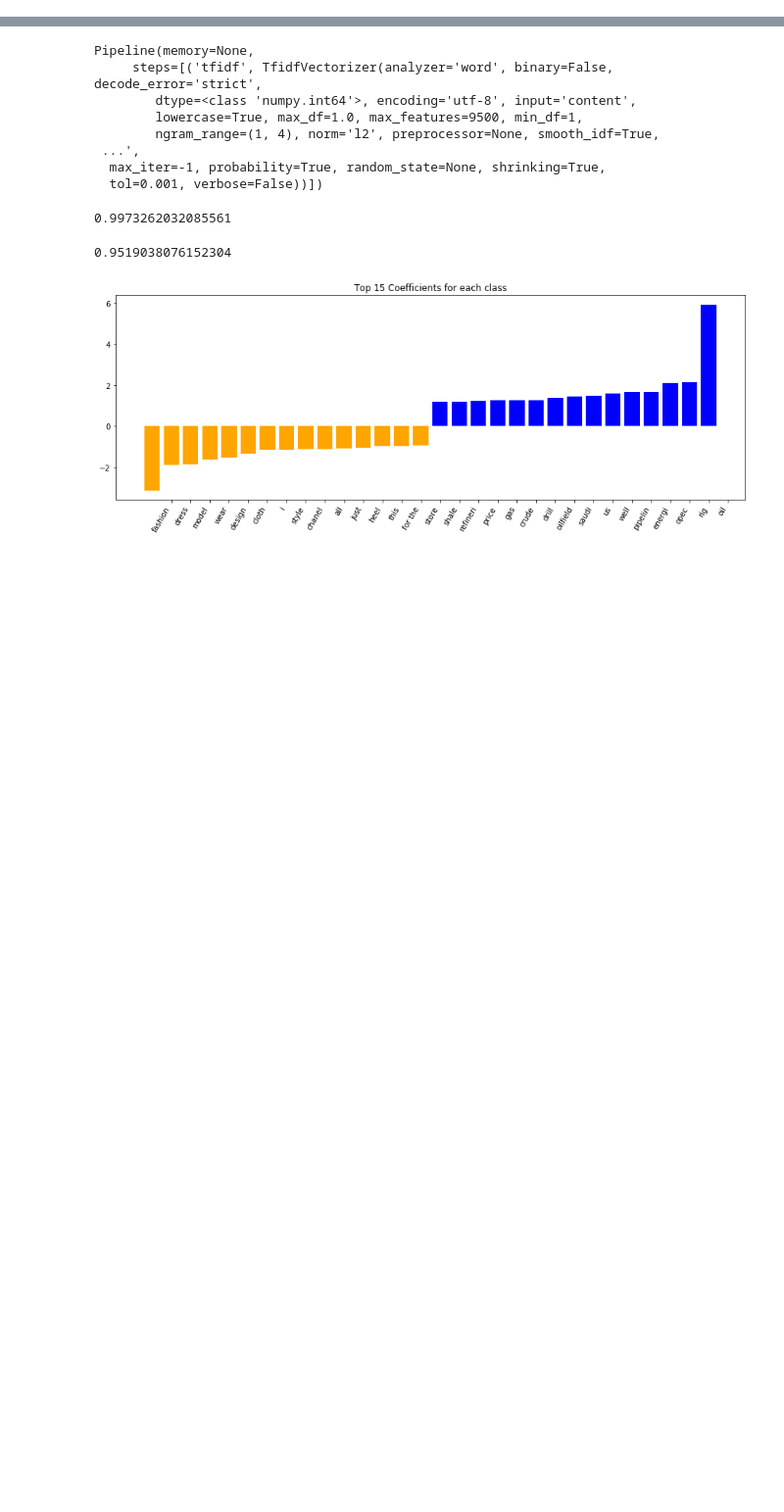
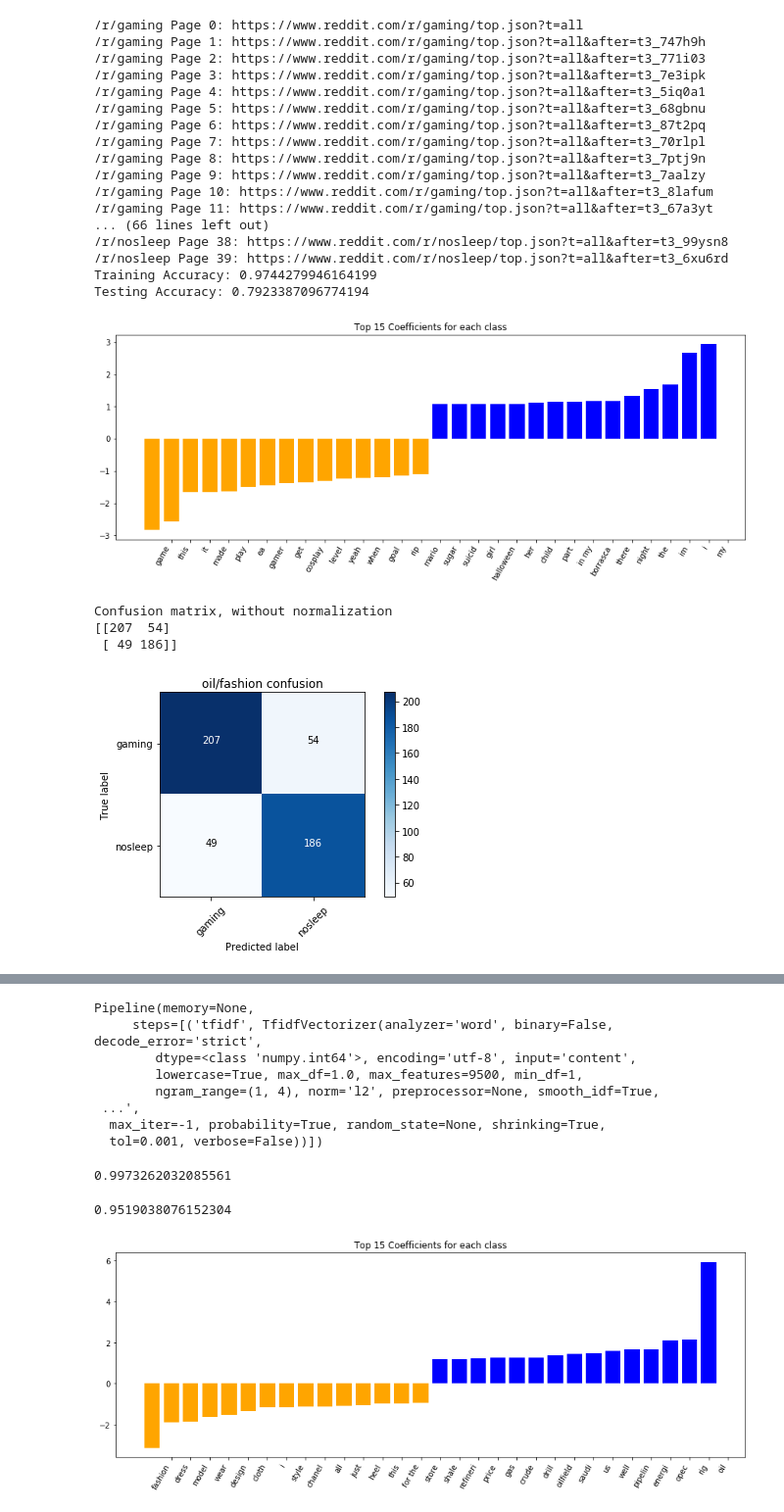
Before and after one commit to bookRa/raana_prework, a Jupyter notebook: AllTogetherNow.ipynb, the cells around one changed output, grey strips where cells are left out. Shown at 98% size. Cells and saved outputs as stored; diff of their text form; code cells hidden in the pictures; blank space fills up the shorter version.

```diff
--- a/AllTogetherNow.ipynb
+++ b/AllTogetherNow.ipynb
@@ -87,0 +200,25 @@ def redditize(subr1, subr2):
+# %%
+all_together('gaming', 'nosleep')
+# %% [output]
+/r/gaming Page 0: https://www.reddit.com/r/gaming/top.json?t=all
+/r/gaming Page 1: https://www.reddit.com/r/gaming/top.json?t=all&after=t3_747h9h
+/r/gaming Page 2: https://www.reddit.com/r/gaming/top.json?t=all&after=t3_771i03
+/r/gaming Page 3: https://www.reddit.com/r/gaming/top.json?t=all&after=t3_7e3ipk
+/r/gaming Page 4: https://www.reddit.com/r/gaming/top.json?t=all&after=t3_5iq0a1
+/r/gaming Page 5: https://www.reddit.com/r/gaming/top.json?t=all&after=t3_68gbnu
+/r/gaming Page 6: https://www.reddit.com/r/gaming/top.json?t=all&after=t3_87t2pq
+/r/gaming Page 7: https://www.reddit.com/r/gaming/top.json?t=all&after=t3_70rlpl
+/r/gaming Page 8: https://www.reddit.com/r/gaming/top.json?t=all&after=t3_7ptj9n
+/r/gaming Page 9: https://www.reddit.com/r/gaming/top.json?t=all&after=t3_7aalzy
+/r/gaming Page 10: https://www.reddit.com/r/gaming/top.json?t=all&after=t3_8lafum
+/r/gaming Page 11: https://www.reddit.com/r/gaming/top.json?t=all&after=t3_67a3yt
+... (66 lines left out)
+/r/nosleep Page 38: https://www.reddit.com/r/nosleep/top.json?t=all&after=t3_99ysn8
+/r/nosleep Page 39: https://www.reddit.com/r/nosleep/top.json?t=all&after=t3_6xu6rd
+Training Accuracy: 0.9744279946164199
+Testing Accuracy: 0.7923387096774194
+[figure, added]
+Confusion matrix, without normalization
+[[207  54]
+ [ 49 186]]
+[figure, added]
```
Also changed, not shown: parts of 19 cells of this notebook, 12 other files.
